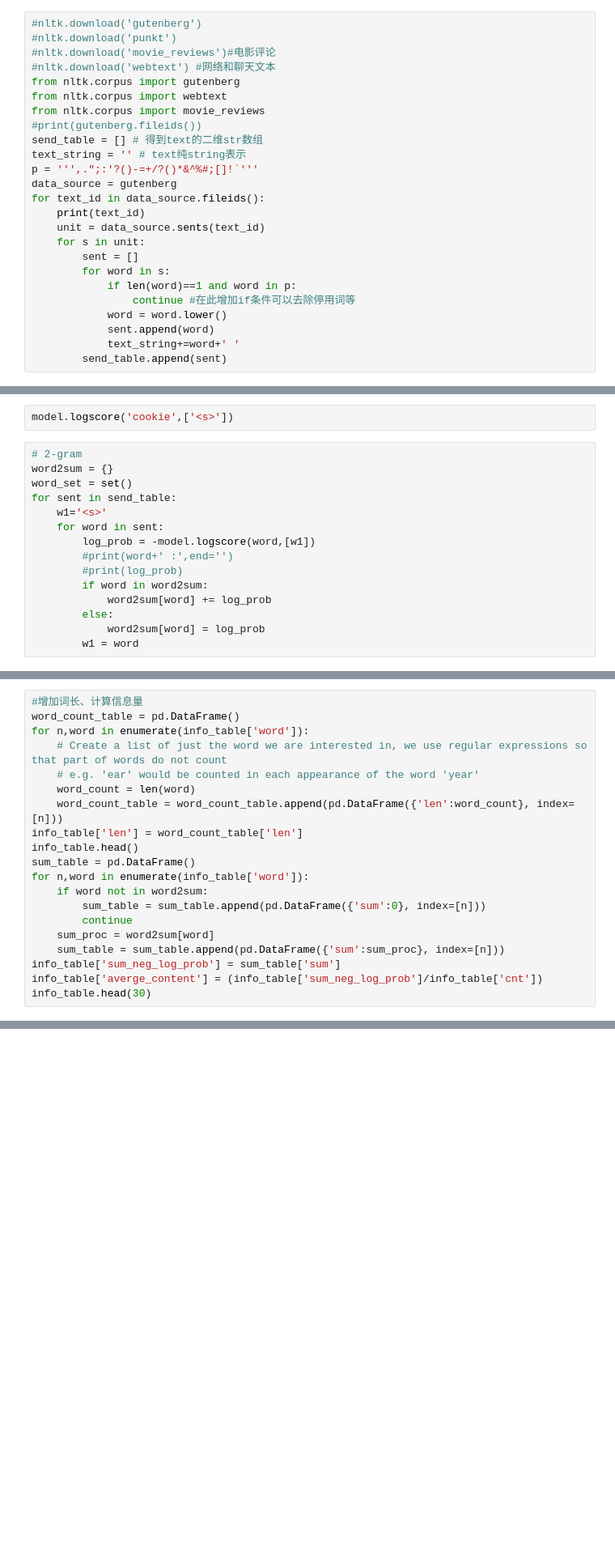
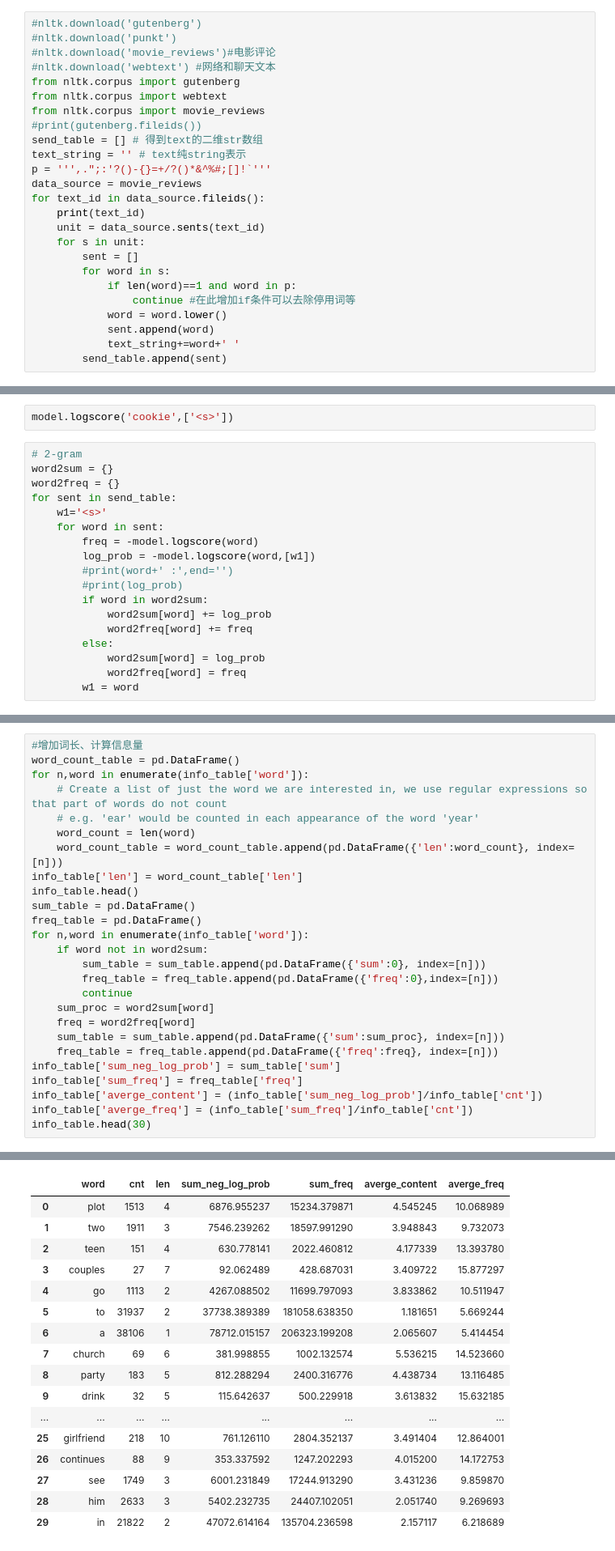
Before and after one commit to wofeishenling/Python_Road, a Jupyter notebook: pytorch/nltk_test.ipynb, the cells around one changed output, grey strips where cells are left out. Shown at 81% size. Cells and saved outputs as stored; diff of their text form; blank space fills up the shorter version.

```diff
--- a/pytorch/nltk_test.ipynb
+++ b/pytorch/nltk_test.ipynb
@@ -26,8 +26,8 @@ from nltk.corpus import movie_reviews
 #print(gutenberg.fileids())
 send_table = [] # 得到text的二维str数组
 text_string = '' # text纯string表示
-p = ''',.";:'?()-=+/?()*&^%#;[]!`'''
-data_source = gutenberg
+p = ''',.";:'?()-{}=+/?()*&^%#;[]!`'''
+data_source = movie_reviews
 for text_id in data_source.fileids():
     print(text_id)
     unit = data_source.sents(text_id)
@@ -128,17 +133,20 @@ model.logscore('cookie',['<s>'])
 # %%
 # 2-gram
 word2sum = {}
-word_set = set()
+word2freq = {}
 for sent in send_table:
     w1='<s>'
     for word in sent:
+        freq = -model.logscore(word)
         log_prob = -model.logscore(word,[w1])
         #print(word+' :',end='')
         #print(log_prob)
         if word in word2sum:
             word2sum[word] += log_prob
+            word2freq[word] += freq
         else:
             word2sum[word] = log_prob
+            word2freq[word] = freq
         w1 = word
 # %%
 # 3-gram
@@ -171,13 +182,19 @@ for n,word in enumerate(info_table['word']):
 info_table['len'] = word_count_table['len']
 info_table.head()
 sum_table = pd.DataFrame()
+freq_table = pd.DataFrame()
 for n,word in enumerate(info_table['word']):
     if word not in word2sum:
         sum_table = sum_table.append(pd.DataFrame({'sum':0}, index=[n]))
+        freq_table = freq_table.append(pd.DataFrame({'freq':0},index=[n]))
         continue
     sum_proc = word2sum[word]
+    freq = word2freq[word]
     sum_table = sum_table.append(pd.DataFrame({'sum':sum_proc}, index=[n]))
+    freq_table = freq_table.append(pd.DataFrame({'freq':freq}, index=[n]))
 info_table['sum_neg_log_prob'] = sum_table['sum']
+info_table['sum_freq'] = freq_table['freq']
 info_table['averge_content'] = (info_table['sum_neg_log_prob']/info_table['cnt'])
+info_table['averge_freq'] = (info_table['sum_freq']/info_table['cnt'])
 info_table.head(30)
 # %% [output]
@@ -186,2 +201,19 @@ info_table.head(30)
+|  | word | cnt | len | sum_neg_log_prob | sum_freq | averge_content | averge_freq |
+| 0 | plot | 1513 | 4 | 6876.955237 | 15234.379871 | 4.545245 | 10.068989 |
+| 1 | two | 1911 | 3 | 7546.239262 | 18597.991290 | 3.948843 | 9.732073 |
+| 2 | teen | 151 | 4 | 630.778141 | 2022.460812 | 4.177339 | 13.393780 |
+| 3 | couples | 27 | 7 | 92.062489 | 428.687031 | 3.409722 | 15.877297 |
+| 4 | go | 1113 | 2 | 4267.088502 | 11699.797093 | 3.833862 | 10.511947 |
+| 5 | to | 31937 | 2 | 37738.389389 | 181058.638350 | 1.181651 | 5.669244 |
+| 6 | a | 38106 | 1 | 78712.015157 | 206323.199208 | 2.065607 | 5.414454 |
+| 7 | church | 69 | 6 | 381.998855 | 1002.132574 | 5.536215 | 14.523660 |
+| 8 | party | 183 | 5 | 812.288294 | 2400.316776 | 4.438734 | 13.116485 |
+| 9 | drink | 32 | 5 | 115.642637 | 500.229918 | 3.613832 | 15.632185 |
+| ... | ... | ... | ... | ... | ... | ... | ... |
+| 25 | girlfriend | 218 | 10 | 761.126110 | 2804.352137 | 3.491404 | 12.864001 |
+| 26 | continues | 88 | 9 | 353.337592 | 1247.202293 | 4.015200 | 14.172753 |
+| 27 | see | 1749 | 3 | 6001.231849 | 17244.913290 | 3.431236 | 9.859870 |
+| 28 | him | 2633 | 3 | 5402.232735 | 24407.102051 | 2.051740 | 9.269693 |
+| 29 | in | 21822 | 2 | 47072.614164 | 135704.236598 | 2.157117 | 6.218689 |
 # %%
 info_table.sort_values(by='cnt',ascending='',inplace=True)
```
Also changed, not shown: parts of 12 cells of this notebook, 3 other files.
